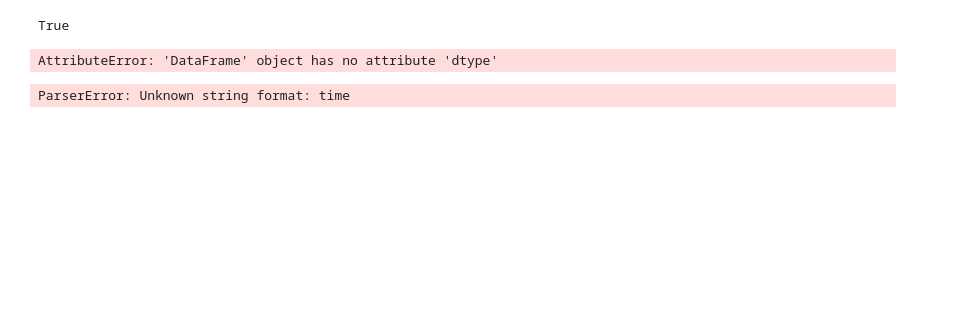
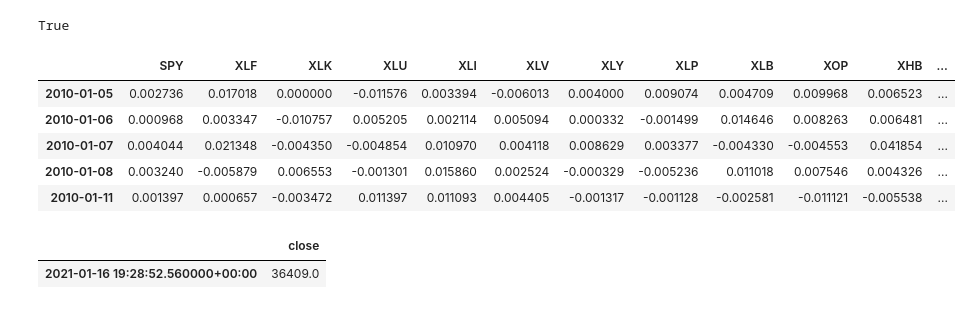
Before and after one commit to ra2sumne/Algo_Trading_News_or_Noise, a Jupyter notebook: Algo_Trading_News_or_Noise.ipynb, the cells around one changed output. Drawn from its saved outputs; the diff is of its cells as text; code cells hidden in the pictures; blank space fills up the shorter version.

```diff
--- a/Algo_Trading_News_or_Noise.ipynb
+++ b/Algo_Trading_News_or_Noise.ipynb
@@ -88,6 +85,0 @@ ETF_csv = Path("Resources/ETFs1.csv")
-# %%
-ETF_df = pd.read_csv(ETF_csv, index_col='Unnamed: 0', infer_datetime_format=True, parse_dates=True)
-ETF_df.head()
-ETF_df.dtype
-# %% [output]
-AttributeError: 'DataFrame' object has no attribute 'dtype'
@@ -96,36 +86,42 @@ AttributeError: 'DataFrame' object has no attribute 'dtype'
 # %%
+# Set path to CSV and read in CSV
+ETF_csv = Path("Resources/ETFs.csv")
+# Set index as datetime object and drop extraneous columns
+ETF_df = pd.read_csv(ETF_csv, index_col='Unnamed: 0', infer_datetime_format=True, parse_dates=True)
 ETF_df = ETF_df.drop(ETF_df.index[0])
-#ETF_df['Date'] = pd.to_datetime(ETF_df['Date'], utc=True)
-ETF_df.index = pd.to_datetime(ETF_df.index, utc=True)
-ETF_df['Date']= ETF_df['Date'].dt.strftime('%m/%d/%Y')
+ETF_df.index = pd.to_datetime(ETF_df.index, utc=True).date
 ETF_df.sort_index(inplace=True)
 
 #drop unneccessary columns and keep close price columns
-ETF_close_prices_df = ETF_df.loc[:, ['SPY.3', 'XLF.3', 'XLK.3', 'XTL.3', 'XLU.3', 'XLI.3', 'XLV.3',
+ETF_close_prices_df = ETF_df.loc[:, ['SPY.3', 'XLF.3', 'XLK.3', 'XLU.3', 'XLI.3', 'XLV.3',
                                     'XLY.3', 'XLP', 'XLB.3', 'XOP.3', 'XHB.3', 'XME.3', 'XRT.3']]
 ETF_close_prices_df.rename(columns={'SPY.3': 'SPY',
                    'XLF.3': 'XLF',
                    'XLK.3': 'XLK',
-                   'XTL.3': 'XTL',
                    'XLU.3': 'XLU',
                    'XLI.3': 'XLI',
                    'XLV.3': 'XLV',
                    'XLY.3': 'XLY',
                    'XLP.3': 'XLP',
                    'XLB.3': 'XLB',
                    'XOP.3': 'XOP',
                    'XHB.3': 'XHB',
                    'XME.3': 'XME',
                    'XRT.3': 'XRT',
                   }, inplace=True)
 
-ETF_close_prices_df[['SPY', 'XLF', 'XLK', 'XTL', 'XLU', 'XLI',
-                     'XLV', 'XLY', 'XLP', 'XLB', 'XOP', 'XHB', 'XME', 'XRT']] = ETF_close_prices_df[['SPY', 'XLF', 'XLK', 'XTL', 'XLU', 'XLI',
+ETF_close_prices_df[['SPY', 'XLF', 'XLK', 'XLU', 'XLI',
+                     'XLV', 'XLY', 'XLP', 'XLB', 'XOP', 'XHB', 'XME', 'XRT']] = ETF_close_prices_df[['SPY', 'XLF', 'XLK', 'XLU', 'XLI',
                      'XLV', 'XLY', 'XLP', 'XLB', 'XOP', 'XHB', 'XME', 'XRT']].astype(float)
 ETF_close_prices_df.dtypes
 
 #calculate daily returns
 ETF_daily_returns_df = ETF_close_prices_df.pct_change().dropna()
 ETF_daily_returns_df.head()
 # %% [output]
-ParserError: Unknown string format: time
+|  | SPY | XLF | XLK | XLU | XLI | XLV | XLY | XLP | XLB | XOP | XHB | ... |
+| 2010-01-05 | 0.002736 | 0.017018 | 0.000000 | -0.011576 | 0.003394 | -0.006013 | 0.004000 | 0.009074 | 0.004709 | 0.009968 | 0.006523 | ... |
+| 2010-01-06 | 0.000968 | 0.003347 | -0.010757 | 0.005205 | 0.002114 | 0.005094 | 0.000332 | -0.001499 | 0.014646 | 0.008263 | 0.006481 | ... |
+| 2010-01-07 | 0.004044 | 0.021348 | -0.004350 | -0.004854 | 0.010970 | 0.004118 | 0.008629 | 0.003377 | -0.004330 | -0.004553 | 0.041854 | ... |
+| 2010-01-08 | 0.003240 | -0.005879 | 0.006553 | -0.001301 | 0.015860 | 0.002524 | -0.000329 | -0.005236 | 0.011018 | 0.007546 | 0.004326 | ... |
+| 2010-01-11 | 0.001397 | 0.000657 | -0.003472 | 0.011397 | 0.011093 | 0.004405 | -0.001317 | -0.001128 | -0.002581 | -0.011121 | -0.005538 | ... |
@@ -131,0 +143,5 @@ ParserError: Unknown string format: time
+# %%
+btc_df.head()
+# %% [output]
+|  | close |
+| 2021-01-16 19:28:52.560000+00:00 | 36409.0 |
```
Also changed, not shown: parts of 7 cells of this notebook, 1 other file.
